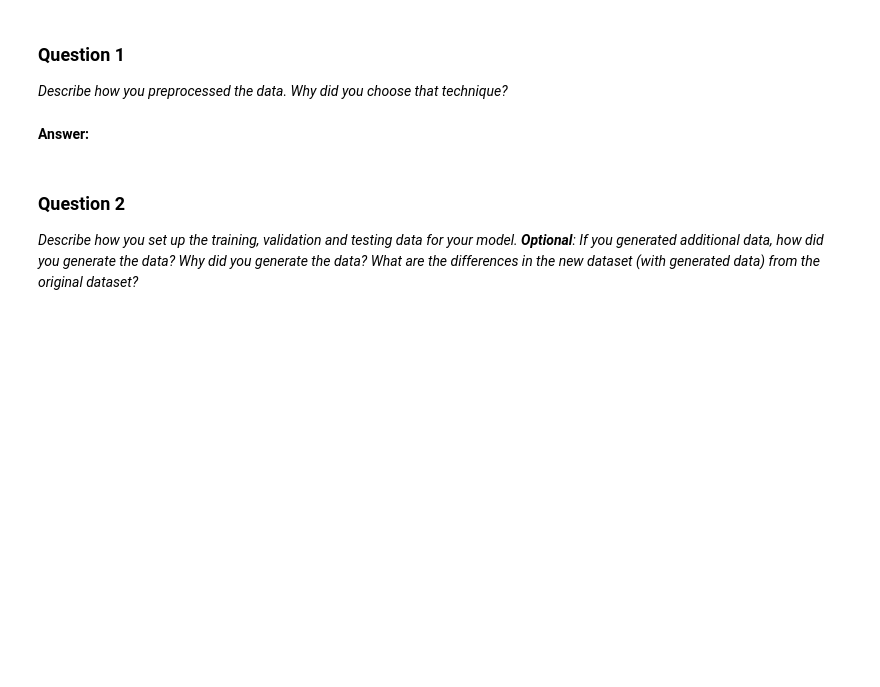
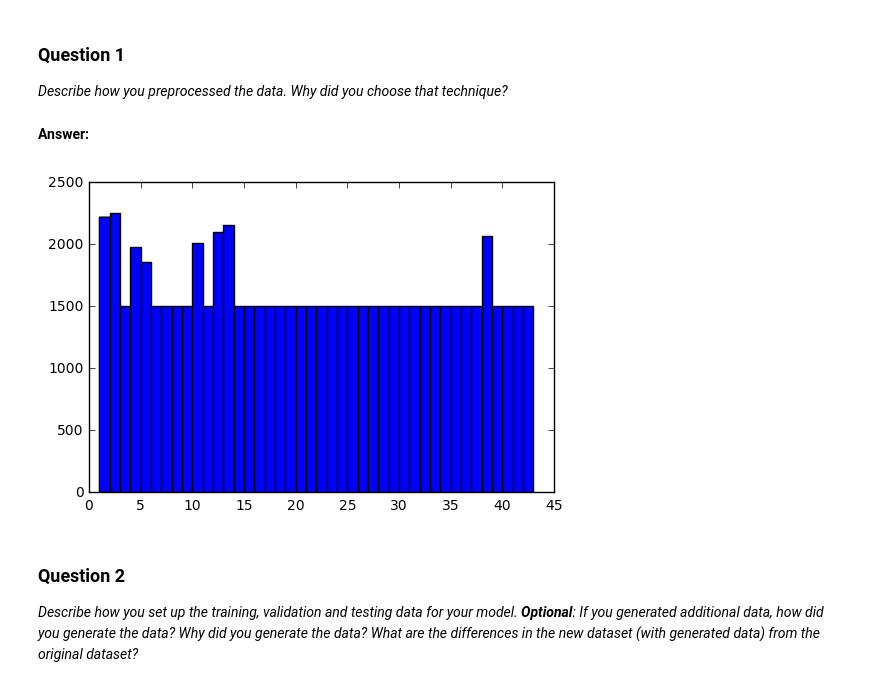
Before and after one commit to k26dr/CarND-Traffic-Sign-Classifier-Project, a Jupyter notebook: Traffic_Sign_Classifier.ipynb, the cells around one changed output. Drawn from its saved outputs; the diff is of its cells as text; code cells hidden in the pictures; blank space fills up the shorter version.

Commit message:
generated data

```diff
--- a/Traffic_Sign_Classifier.ipynb
+++ b/Traffic_Sign_Classifier.ipynb
@@ -152,3 +186,19 @@ _Describe how you preprocessed the data. Why did you choose that technique?_
+# %%
+try:
+    with open('generated.p', 'rb') as f:
+        generated = pickle.load(f)
+        X_train_aug = np.vstack((X_train, generated['images']))
+        y_train_aug = np.concatenate((y_train, generated['labels']))
+except FileNotFoundError as e:
+    print("You must use the functions in the above code cell to generate data first")
+    raise e
+# %%
+# Augmented dataset with generated images
+
+plt.hist(y_train_aug, bins=range(1,n_classes+1))
+print()
+# %% [output]
+[figure, added]
 # %%
 from sklearn.utils import shuffle
 from sklearn.model_selection import train_test_split
```
Also changed, not shown: parts of 11 cells of this notebook.
